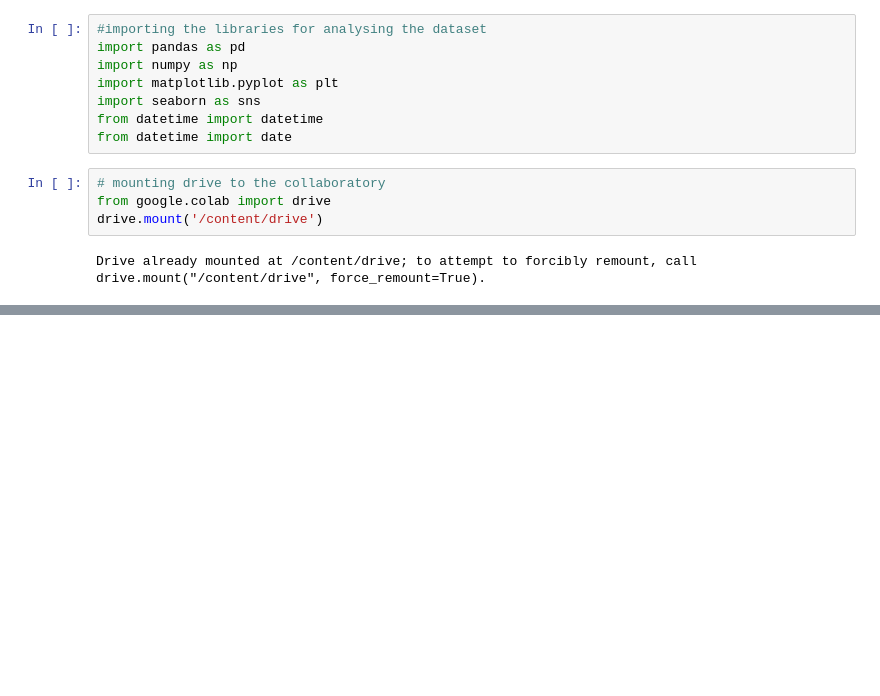
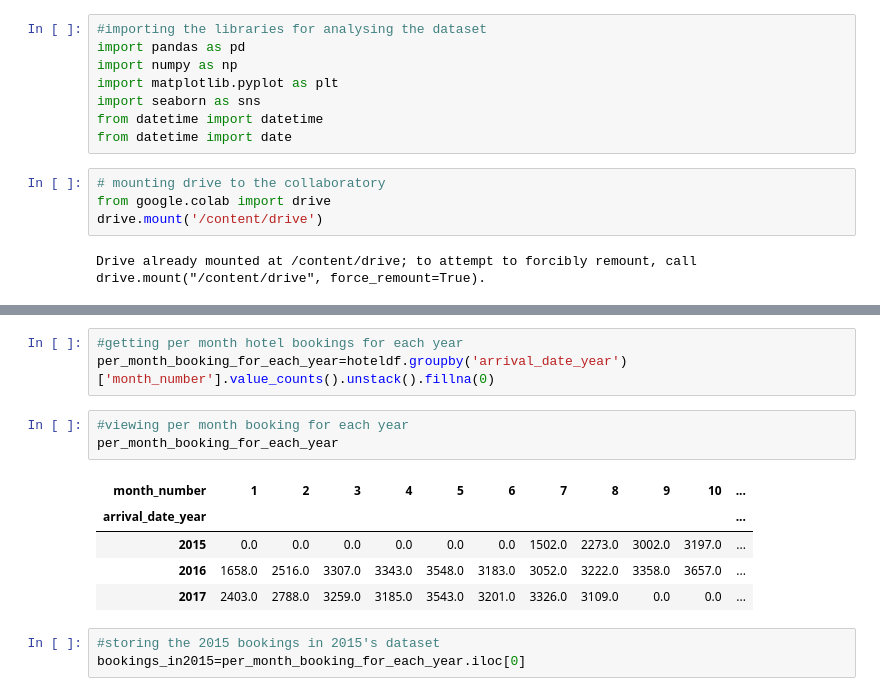
Before and after one commit to AditiBhattacharya11/Hotel-Booking-Analysis, a Jupyter notebook: Hotel_Booking_Analysis_EDA.ipynb, the cells around one changed output, grey strips where cells are left out. Saved outputs shown, nothing was run; the diff lists cells and outputs as text; blank space fills up the shorter version.

```diff
--- a/Hotel_Booking_Analysis_EDA.ipynb
+++ b/Hotel_Booking_Analysis_EDA.ipynb
@@ -22,0 +320,15 @@ hoteldf1
+# %%
+#getting per month hotel bookings for each year
+per_month_booking_for_each_year=hoteldf.groupby('arrival_date_year')['month_number'].value_counts().unstack().fillna(0)
+# %%
+#viewing per month booking for each year
+per_month_booking_for_each_year
+# %% [output]
+| month_number | 1 | 2 | 3 | 4 | 5 | 6 | 7 | 8 | 9 | 10 | ... |
+| arrival_date_year |  |  |  |  |  |  |  |  |  |  | ... |
+| 2015 | 0.0 | 0.0 | 0.0 | 0.0 | 0.0 | 0.0 | 1502.0 | 2273.0 | 3002.0 | 3197.0 | ... |
+| 2016 | 1658.0 | 2516.0 | 3307.0 | 3343.0 | 3548.0 | 3183.0 | 3052.0 | 3222.0 | 3358.0 | 3657.0 | ... |
+| 2017 | 2403.0 | 2788.0 | 3259.0 | 3185.0 | 3543.0 | 3201.0 | 3326.0 | 3109.0 | 0.0 | 0.0 | ... |
+# %%
+#storing the 2015 bookings in 2015's dataset
+bookings_in2015=per_month_booking_for_each_year.iloc[0]
```
Also changed, not shown: parts of 31 cells of this notebook.
